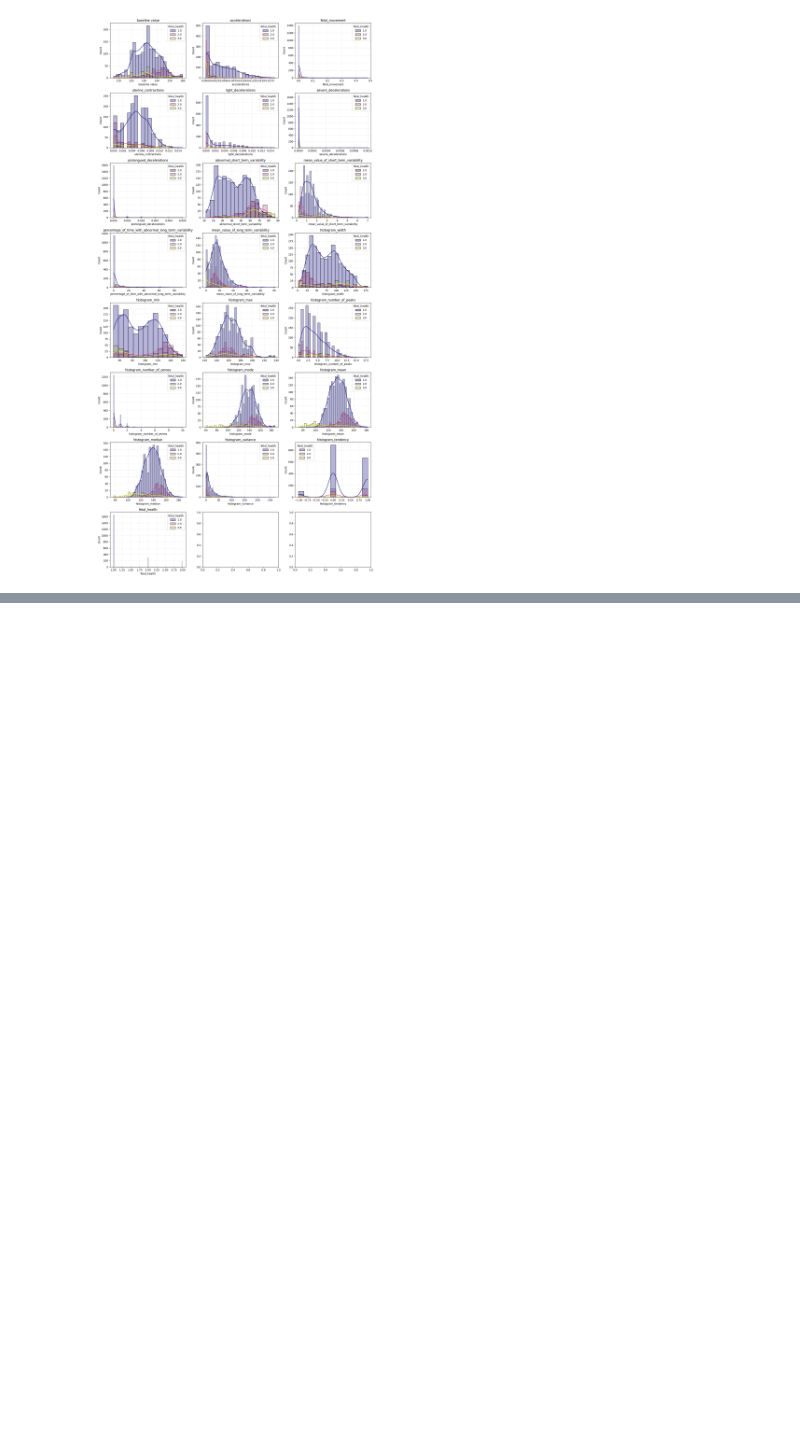
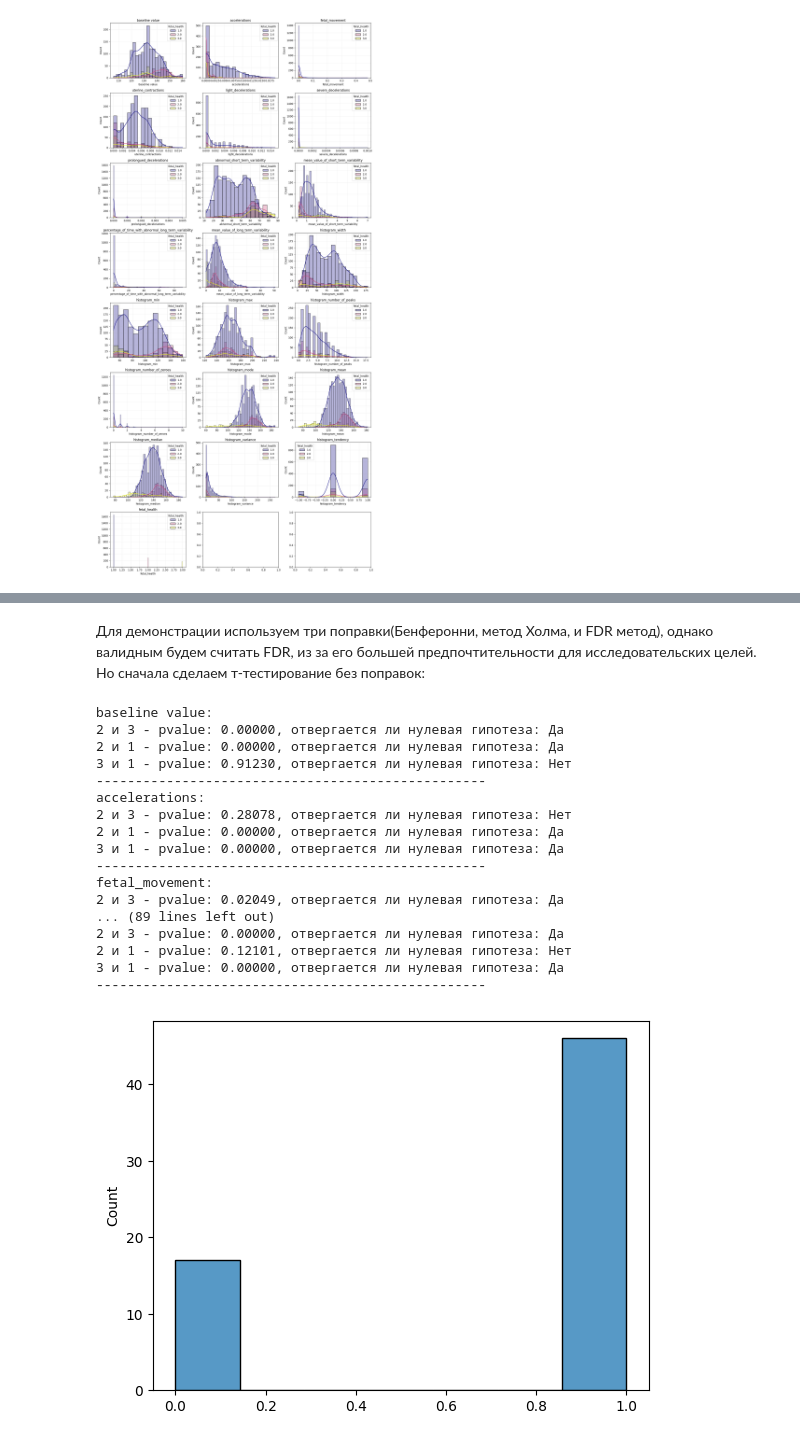
Before and after one commit to NightBloomRush/fetalhealth, a Jupyter notebook: embw.ipynb, the cells around one changed output, grey strips where cells are left out. Saved outputs shown, nothing was run; the diff lists cells and outputs as text; code cells hidden in the pictures; blank space fills up the shorter version.

```diff
--- a/embw.ipynb
+++ b/embw.ipynb
@@ -131,0 +219,3 @@ plt.show()
+# %% [markdown]
+Для демонстрации используем три поправки(Бенферонни, метод Холма, и FDR метод), однако валидным будем считать FDR,
+из за его большей предпочтительности для исследовательских целей. Но сначала сделаем т-тестирование без поправок:
@@ -131,0 +224,16 @@ plt.show()
+# %%
+def make_t_data(data, group_name):
+    '''Принимает на вход DataFrame и название колонки,
+    по которой будет происходить группировка в t_data формат(вложенный словарь): Верхний уровень - группировка по признаку,
+    второй уровень - по группам.
+    '''
+    t_data = {}
+    groups = data[group_name].unique()
+    for par in data.drop(group_name, axis = 1):
+        grouped_par = {}
+        for ind in groups:
+            grouped_par[ind] = data[data[group_name] == ind][par]
+        t_data[par] = grouped_par
+    return t_data
+# %%
+t_data = make_t_data(filtred_data, 'fetal_health') #Сделаем t данные
@@ -131,0 +273,34 @@ plt.show()
+# %%
+results = pair_t_test(t_data, 20)
+# %%
+def pretty_t(results, a = 0.05):
+    phist = []
+    for par in results.keys():
+        print(f'{par}:')
+        for group in results[par]:
+            p = results[par][group]['pvalue']
+            phist.append(p)
+            print(f'{int(group[0])} и {int(group[1])} - pvalue: {p:.5f}, отвергается ли нулевая гипотеза: {'Да' if p < a else 'Нет'}')
+        print('-'*50)
+    sns.histplot([0 if p > a else 1 for p in phist])
+# %%
+pretty_t(results)
+# %% [output]
+baseline value:
+2 и 3 - pvalue: 0.00000, отвергается ли нулевая гипотеза: Да
+2 и 1 - pvalue: 0.00000, отвергается ли нулевая гипотеза: Да
+3 и 1 - pvalue: 0.91230, отвергается ли нулевая гипотеза: Нет
+--------------------------------------------------
+accelerations:
+2 и 3 - pvalue: 0.28078, отвергается ли нулевая гипотеза: Нет
+2 и 1 - pvalue: 0.00000, отвергается ли нулевая гипотеза: Да
+3 и 1 - pvalue: 0.00000, отвергается ли нулевая гипотеза: Да
+--------------------------------------------------
+fetal_movement:
+2 и 3 - pvalue: 0.02049, отвергается ли нулевая гипотеза: Да
+... (89 lines left out)
+2 и 3 - pvalue: 0.00000, отвергается ли нулевая гипотеза: Да
+2 и 1 - pvalue: 0.12101, отвергается ли нулевая гипотеза: Нет
+3 и 1 - pvalue: 0.00000, отвергается ли нулевая гипотеза: Да
+--------------------------------------------------
+[figure, added]
```
Also changed, not shown: parts of 23 cells of this notebook.
